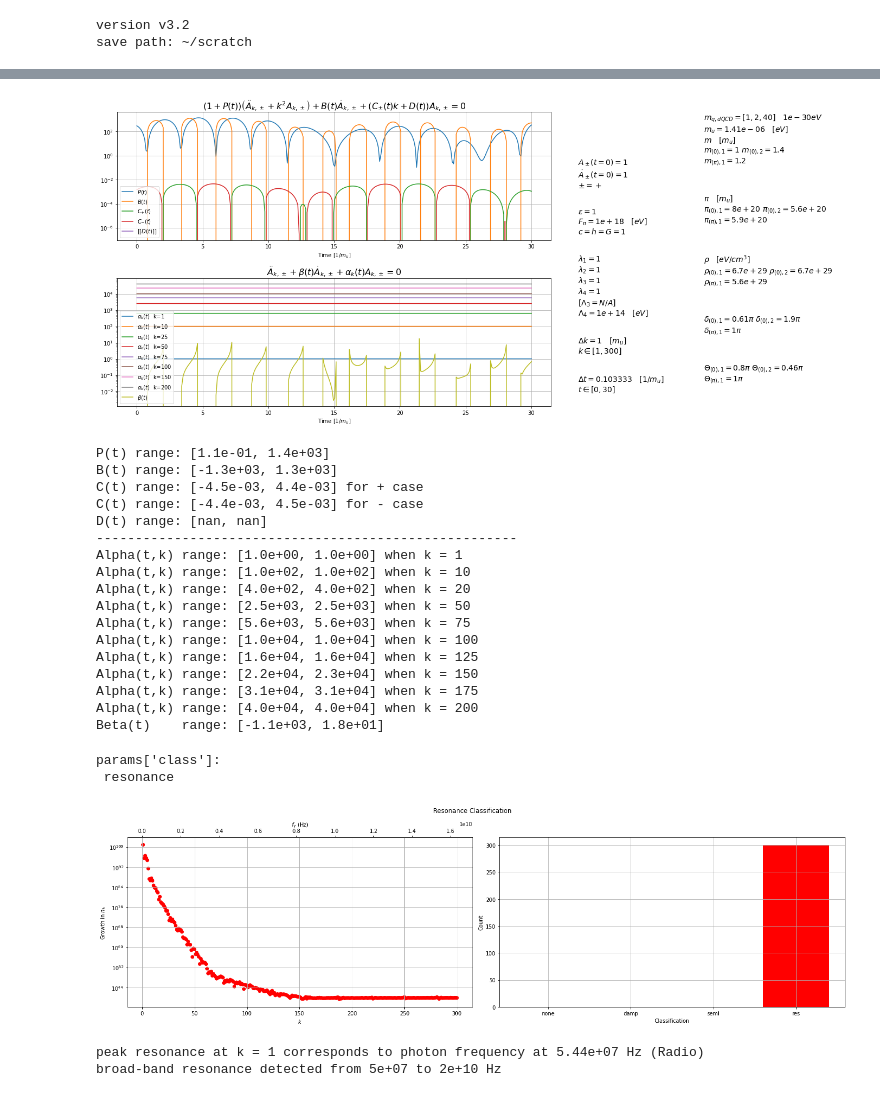
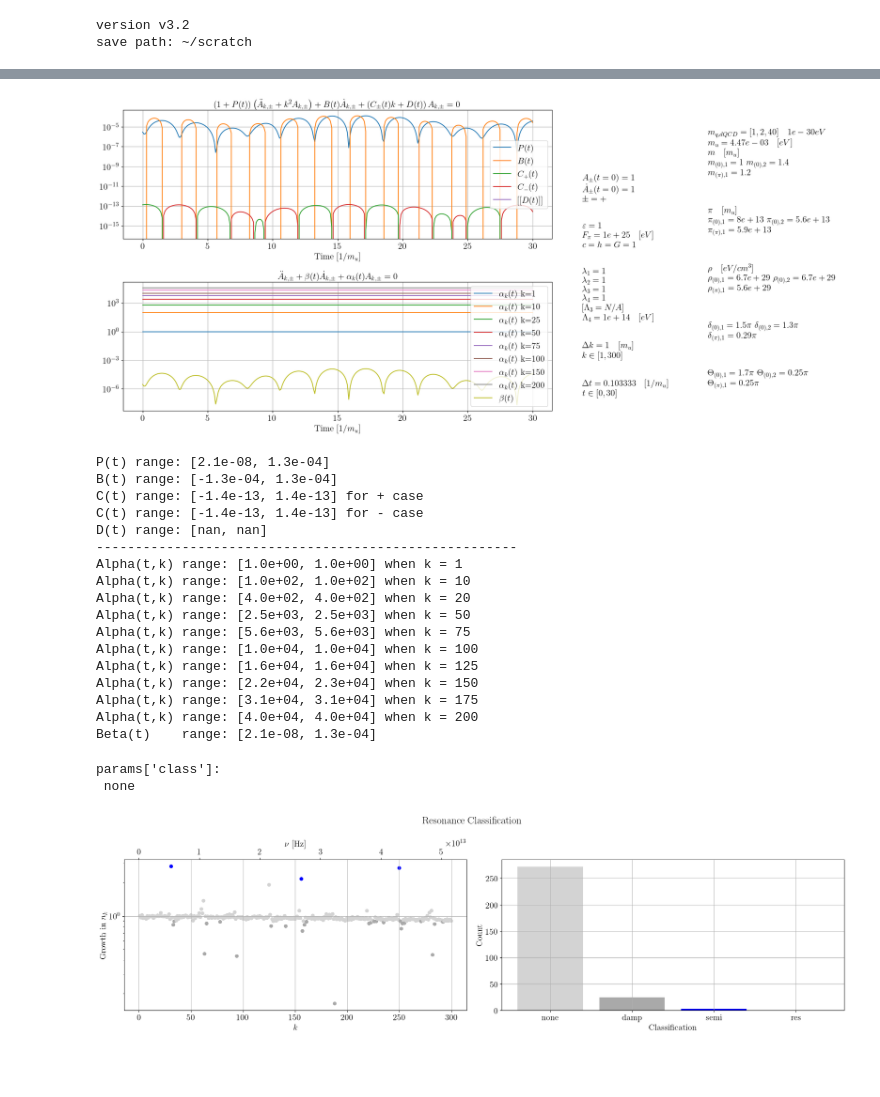
Before and after one commit to LoaneShark/pyAxiverse, a Jupyter notebook: run_single_case.ipynb, the cells around one changed output, grey strips where cells are left out. Cells and saved outputs as stored; diff of their text form; code cells hidden in the pictures; blank space fills up the shorter version.

```diff
--- a/run_single_case.ipynb
+++ b/run_single_case.ipynb
@@ -66,7 +90,7 @@ G_u = G if unitful_G else 1.
 # %%
 # Set constants of model
 e    = 0.3      # dimensionless electron charge
-F    = 1e9     # pi-axion decay constant (GeV) >= 10^11
+F    = 1e16     # pi-axion decay constant (GeV) >= 10^11
 p_t  = 1e22     # total local DM density (GeV/cm^3)
 #p_t = 1e20
 #p_unit = 1.906e-12
@@ -317,6 +341,9 @@ t, t_step = np.linspace(t_span[0], t_span[1], t_N, retstep=True)  # Array of tim
 res_con = 1000
 #res_con = max(100,1./A_sens)
 
+# Numerical Integration method (to be passed to solve_ivp)
+int_method = 'RK45'
+
 # Collect all input parameters
 parameters = {'e': e, 'F': F, 'p_t': p_t, 'eps': eps, 'L3': L3, 'L4': L4, 'l1': l1, 'l2': l2, 'l3': l3, 'l4': l4, 'res_con': res_con,
               'A_0': A_0, 'Adot_0': Adot_0, 'A_pm': A_pm, 't_sens': t_sens, 'A_sens': A_sens,
@@ -325,7 +352,8 @@ parameters = {'e': e, 'F': F, 'p_t': p_t, 'eps': eps, 'L3': L3, 'L4': L4, 'l1':
               'amp_r': amps[0], 'amp_n': amps[1], 'amp_c': amps[2], 'd_r': d[0], 'd_n': d[1], 'd_c': d[2], 'k_0': k0,
               'unitful_m': unitful_masses, 'rescale_m': rescale_m, 'unitful_amps': unitful_amps, 'rescale_amps': rescale_amps,
               'unitful_k': unitful_k, 'rescale_k': rescale_k, 'rescale_consts': rescale_consts, 'h': h, 'c': c, 'G': G, 'seed': rng_seed,
-              'dimensionful_p': dimensionful_p, 'use_natural_units': use_natural_units, 'use_mass_units': use_mass_units}
+              'dimensionful_p': dimensionful_p, 'use_natural_units': use_natural_units, 'use_mass_units': use_mass_units,
+              'int_method': int_method}
 
 phash = get_parameter_space_hash(parameters, verbosity=verbosity)
 
@@ -368,7 +396,7 @@ params = init_params(parameters, t_min=t_span[0], t_max=t_span[1], t_N=t_N, k_mi
 
 local_system = lambda t, y, k, params: piaxi_system(t, y, k, params, P=P, B=B, C=C, D=D, A_pm=A_pm, bg=em_bg, k0=k0, c=c_u, h=h_u, G=G_u)
 
-solutions, params, time_elapsed = solve_piaxi_system(local_system, params, k_values, parallelize=is_parallel, num_cores=num_cores, verbosity=verbosity, show_progress_bar=show_progress)
+solutions, params, time_elapsed = solve_piaxi_system(local_system, params, k_values, parallelize=is_parallel, num_cores=num_cores, verbosity=verbosity, show_progress_bar=show_progress, method=int_method)
 
 
 result_plots = {}
@@ -416,7 +444,7 @@ if False:
 times = t
 
 scale_n = True
-plt, params, t_res, n_res = make_occupation_num_plots(params, units, solutions, numf_in=n_k_local, times_in=times, scale_n=scale_n, write_to_params=True)
+plt, params, t_res, n_res = make_occupation_num_plots(params, units, solutions, numf_in=n_k_local, times_in=times, scale_n=scale_n, write_to_params=True, tex_fmt=use_tex_format)
 n_tot = sum_n_p(n_k_local, params, solutions, k_values, times)
 
 tot_res = params['res_class']
@@ -433,6 +460,6 @@ resonance classification begins at t = 14.25, n = 1.02e+03
 # %%
 # Plot results (Oscillating coefficient values)
-plt = make_coefficients_plot(params, units, P, B, C, D, A_pm, k0)
+plt = make_coefficients_plot(params, units, P, B, C, D, A_pm, k0, tex_fmt=use_tex_format)
 result_plots['coeffs'] = plt.gcf()
 plt.show()
 
@@ -441,11 +468,11 @@ if debug_level == 2:
 elif debug_level > 2:
     print_coefficient_ranges(params, P, B, C, D, print_all=True)
 # %% [output]
-[figure, old version]
+[figure, new version]
-P(t) range: [1.1e-01, 1.4e+03]
-B(t) range: [-1.3e+03, 1.3e+03]
-C(t) range: [-4.5e-03, 4.4e-03] for + case
-C(t) range: [-4.4e-03, 4.5e-03] for - case
+P(t) range: [2.1e-08, 1.3e-04]
+B(t) range: [-1.3e-04, 1.3e-04]
+C(t) range: [-1.4e-13, 1.4e-13] for + case
+C(t) range: [-1.4e-13, 1.4e-13] for - case
 D(t) range: [nan, nan]
 ------------------------------------------------------
 Alpha(t,k) range: [1.0e+00, 1.0e+00] when k = 1
@@ -458,42 +485,40 @@ Alpha(t,k) range: [1.6e+04, 1.6e+04] when k = 125
 Alpha(t,k) range: [2.2e+04, 2.3e+04] when k = 150
 Alpha(t,k) range: [3.1e+04, 3.1e+04] when k = 175
 Alpha(t,k) range: [4.0e+04, 4.0e+04] when k = 200
-Beta(t)    range: [-1.1e+03, 1.8e+01]
+Beta(t)    range: [2.1e-08, 1.3e-04]
 # %%
 if debug_level > 7:
     print('params:\n', params, '\n')
 if debug_level > 2:
     print('params[\'class\']:\n', params['res_class'])
     if debug_level > 6:
         print('params[\'k_class_arr\']:\n', params['k_class_arr'])
         print('k_ratio:\n', k_ratio(np.mean, t_sens, A_sens))
 
 # E^2 = p^2c^2 + m^2c^4
 # Assuming k, m are given in units of eV/c and eV/c^2 respectively
 #k_to_Hz = lambda ki, mi=0, m_0=m0, e=e: 1/h * np.sqrt((ki*k0*e)**2 + ((mi*m_0 * e))**2)
 k_to_Hz_local = lambda ki, k0=k0_raw, h=h_raw, c=c_raw: k_to_Hz(ki, k0, h, c)
 #Hz_to_k = lambda fi, mi=0, m_0=m0, e=e: 1/(e*k0) * np.sqrt((h * fi)**2 - ((mi*m_0 * e))**2)
 Hz_to_k_local = lambda fi, k0=k0_raw, h=h_raw, c=c_raw: Hz_to_k(fi, k0, h, c)
 
 # Plot k-mode power spectrum (TODO: Verify power spectrum calculation)
-plt = make_resonance_spectrum(params, units, k_to_Hz_local, Hz_to_k_local)
+plt = make_resonance_spectrum(params, units, k_to_Hz_local, Hz_to_k_local, tex_fmt=use_tex_format)
 result_plots['resonance'] = plt.gcf()
 plt.show()
 
 class_sens = 0.1
 # Known observable frequency range and bandwidth classification
 res_freq_label, res_freq_class = get_frequency_class(k_peak, k_to_Hz_local, tot_res, verbosity=verbosity)
 res_band_min, res_band_max, res_band_class = get_resonance_band(k_values, params['k_class_arr'], k_to_Hz_local, class_sens, verbosity=verbosity)
 
 params['res_freq'] = k_to_Hz_local(k_peak)
 params['res_freq_label'] = res_freq_label
 params['res_band'] = [res_band_min, res_band_max]
 params['res_freq_class'] = res_freq_class
 params['res_band_class'] = res_band_class
 # %% [output]
 params['class']:
- resonance
+ none
-[figure, old version]
+[figure, new version]
-peak resonance at k = 1 corresponds to photon frequency at 5.44e+07 Hz (Radio)
-broad-band resonance detected from 5e+07 to 2e+10 Hz
 # %%
```
Also changed, not shown: parts of 12 cells of this notebook, 3 other files.
